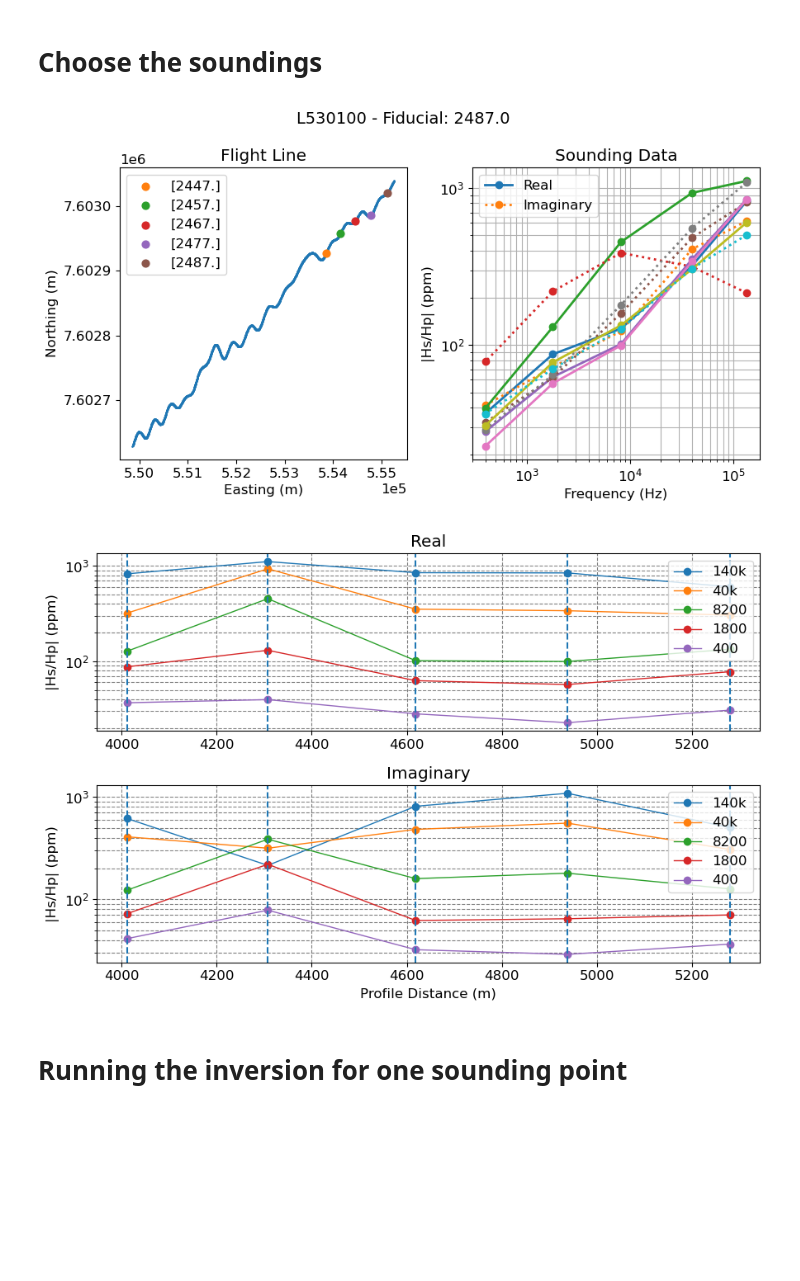
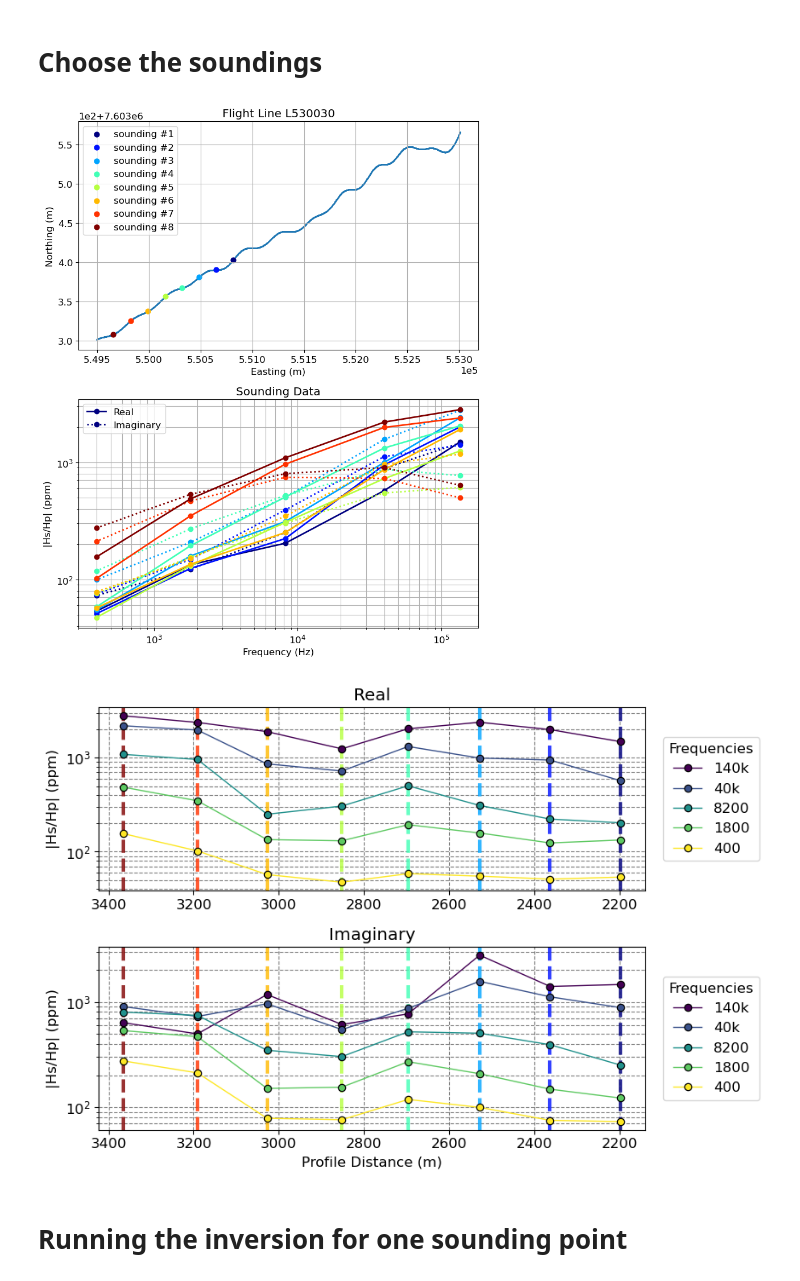
Before and after one commit to pablochanghuang/ITH_AEM, a Jupyter notebook: 1D_FDEM_REALDATA_least_square_inversion.ipynb, the cells around one changed output. Saved outputs shown, nothing was run; the diff lists cells and outputs as text; code cells hidden in the pictures; blank space fills up the shorter version.

```diff
--- a/1D_FDEM_REALDATA_least_square_inversion.ipynb
+++ b/1D_FDEM_REALDATA_least_square_inversion.ipynb
@@ -556,7 +591,7 @@ interactive(children=(SelectionSlider(description='Line: ', options=('L530030',
 # %% [markdown]
 # Plotting Line data
 # %%
-line_no = 'L530100' ### "regular" flight line
+line_no = 'L530030' ### "regular" flight line
 lines = fdem_data['Line'].unique()
-line, line_fids = plot_survey_lines(fdem_data, line_no, return_results=True, plot_results=True) ## Plots the map with the selected line for confirmation
+line, line_fids = plot_survey_lines(fdem_data, line_no, return_results=True, plot_results=True, save_plots=True) ## Plots the map with the selected line for confirmation
 # %% [output]
@@ -571,18 +610,17 @@ plot_station_line_data(fdem_data, line_no, [2490.8, 2490.5], freqs = all_freqs_n
 # %%
 line_grouping = fdem_data.groupby('Line')
 line = line_grouping.get_group(line_no)
 
 #Find all not nan fid values:
 non_nan_fid = line[line['fid'].notna()]['fid'].values
 
 #choose every 200 sounding of the last part
-list_fid = (non_nan_fid[3000:])[::100]
+list_fid = (non_nan_fid[-400:])[::50]
 
-
-plot_station_line_data(fdem_data, line_no, list_fid, freqs = all_freqs_num, freqs_names=all_freqs, display_results=False, plot_results=True)
+plot_station_line_data(fdem_data, line_no, list_fid, freqs = all_freqs_num, freqs_names=all_freqs, display_results=False, plot_results=True, save_plots=True)
 # %% [output]
-[figure, old version]
+[figure, new version]
-[figure, old version]
+[figure, new version]
 # %% [markdown]
 # Running the inversion for one sounding point
 # %%
```
Also changed, not shown: parts of 8 cells of this notebook, 6 other files.
